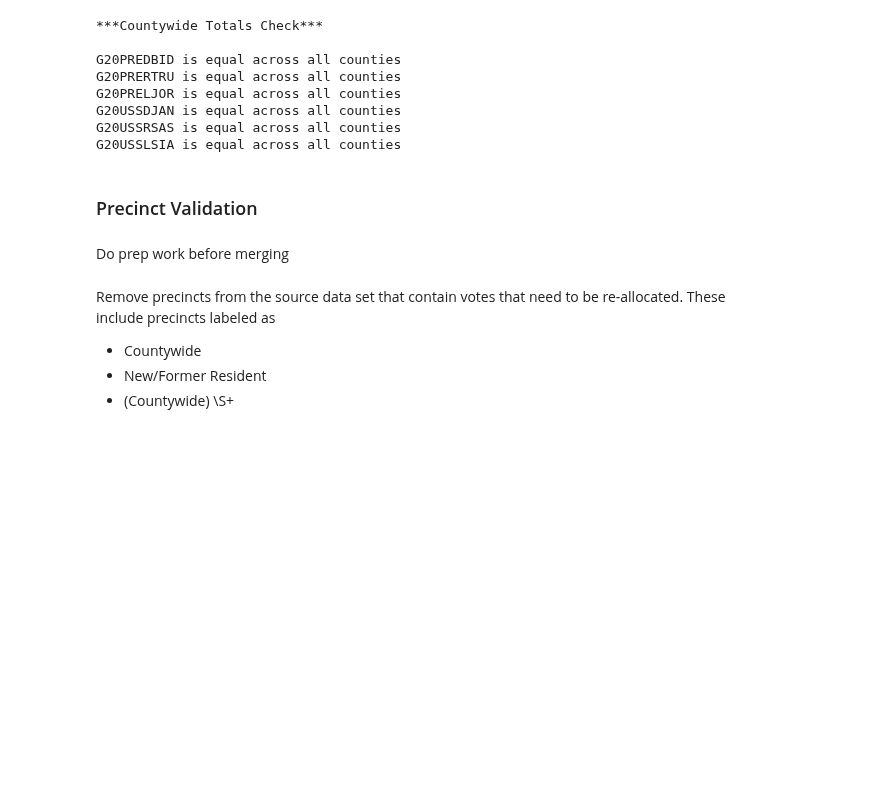
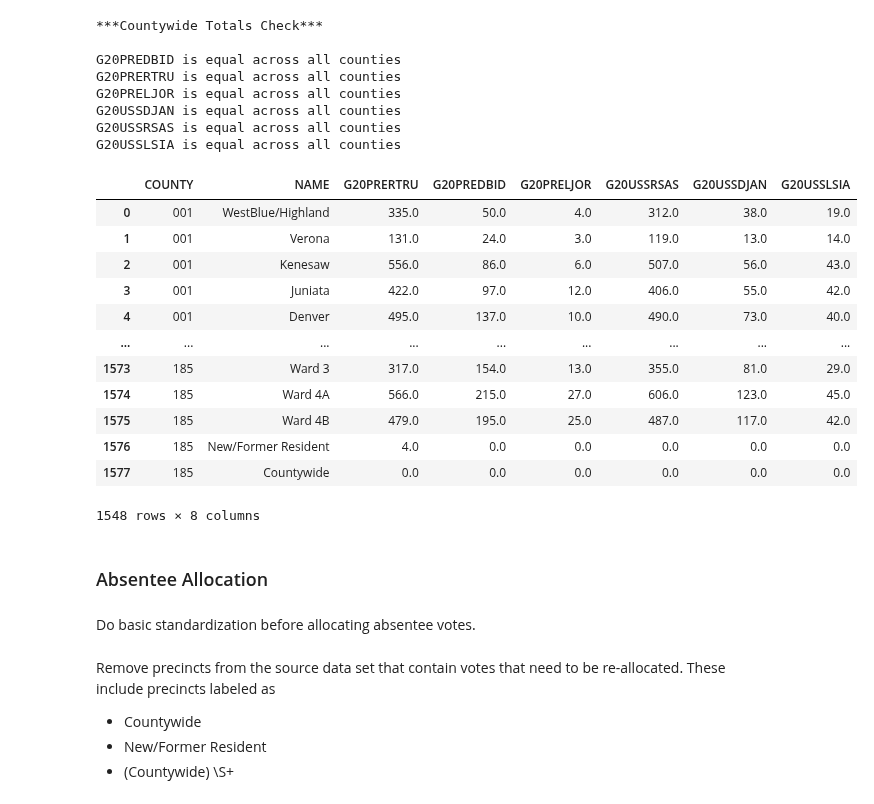
Before and after one commit to nonpartisan-redistricting-datahub/pdv-ne, a Jupyter notebook: vest-ne-2020/vest-ne-2020-validation.ipynb, the cells around one changed output. Saved outputs shown, nothing was run; the diff lists cells and outputs as text; code cells hidden in the pictures; blank space fills up the shorter version.

```diff
--- a/vest-ne-2020/vest-ne-2020-validation.ipynb
+++ b/vest-ne-2020/vest-ne-2020-validation.ipynb
@@ -377,10 +321,26 @@ G20PRELJOR is equal across all counties
 G20USSDJAN is equal across all counties
 G20USSRSAS is equal across all counties
 G20USSLSIA is equal across all counties
-# %% [markdown]
-### Precinct Validation
-# %% [markdown]
-Do prep work before merging
+# %%
+ne_2020_df.loc[ne_2020_df['041']]
+# %% [output]
+|  | COUNTY | NAME | G20PRERTRU | G20PREDBID | G20PRELJOR | G20USSRSAS | G20USSDJAN | G20USSLSIA |
+| 0 | 001 | WestBlue/Highland | 335.0 | 50.0 | 4.0 | 312.0 | 38.0 | 19.0 |
+| 1 | 001 | Verona | 131.0 | 24.0 | 3.0 | 119.0 | 13.0 | 14.0 |
+| 2 | 001 | Kenesaw | 556.0 | 86.0 | 6.0 | 507.0 | 56.0 | 43.0 |
+| 3 | 001 | Juniata | 422.0 | 97.0 | 12.0 | 406.0 | 55.0 | 42.0 |
+| 4 | 001 | Denver | 495.0 | 137.0 | 10.0 | 490.0 | 73.0 | 40.0 |
+| ... | ... | ... | ... | ... | ... | ... | ... | ... |
+| 1573 | 185 | Ward 3 | 317.0 | 154.0 | 13.0 | 355.0 | 81.0 | 29.0 |
+| 1574 | 185 | Ward 4A | 566.0 | 215.0 | 27.0 | 606.0 | 123.0 | 45.0 |
+| 1575 | 185 | Ward 4B | 479.0 | 195.0 | 25.0 | 487.0 | 117.0 | 42.0 |
+| 1576 | 185 | New/Former Resident | 4.0 | 0.0 | 0.0 | 0.0 | 0.0 | 0.0 |
+| 1577 | 185 | Countywide | 0.0 | 0.0 | 0.0 | 0.0 | 0.0 | 0.0 |
+1548 rows × 8 columns
+# %% [markdown]
+### Absentee Allocation
+# %% [markdown]
+Do basic standardization before allocating absentee votes.
 # %%
 # converts FIPS value corresponding to a county within Nebraska to its county name
 fips_df = pd.read_csv('../raw-from-source/US_FIPS_CODES.csv')
```
Also changed, not shown: parts of 90 cells of this notebook.
